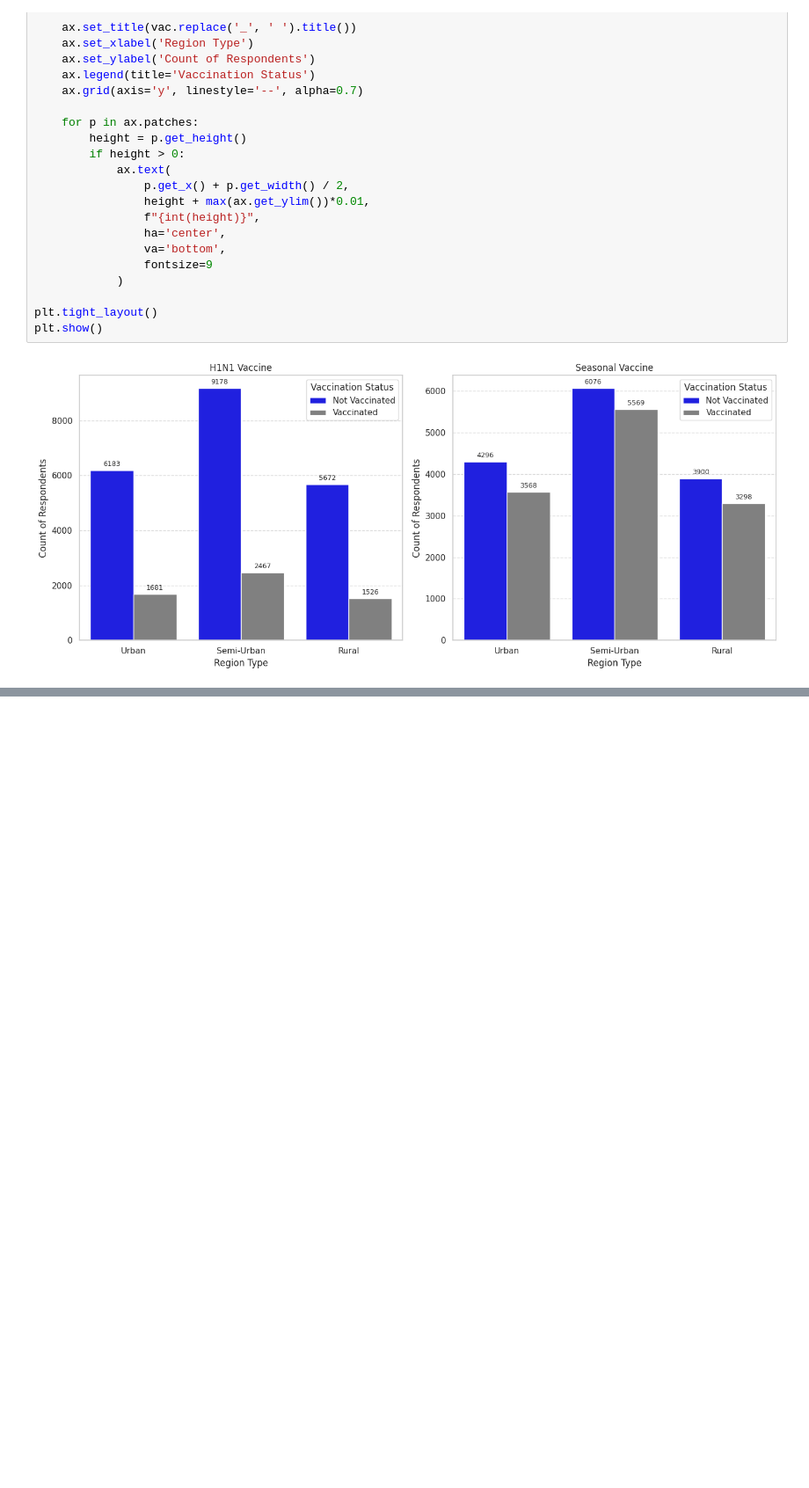
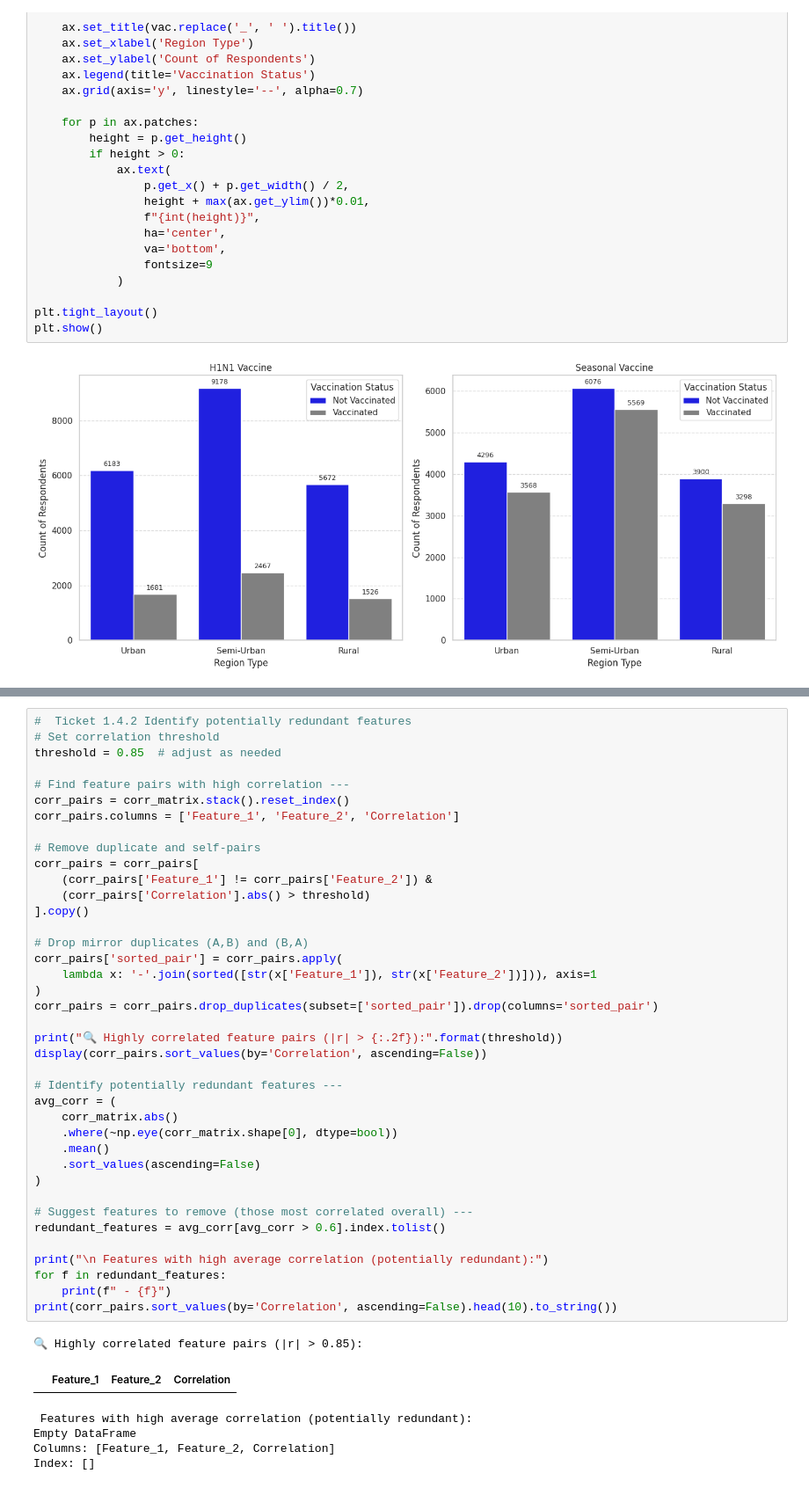
Before and after one commit to Mimikaymint/Team_Berlin, a Jupyter notebook: Team_Berlin_FLU_SHOT_.ipynb, the cells around one changed output, grey strips where cells are left out. Shown at 88% size. Drawn from its saved outputs; the diff is of its cells as text; blank space fills up the shorter version.

```diff
--- a/Team_Berlin_FLU_SHOT_.ipynb
+++ b/Team_Berlin_FLU_SHOT_.ipynb
@@ -1170,2 +1167,48 @@ Highly correlated pairs (|r| > 0.5):
 | opinion_seas_risk | opinion_h1n1_risk | 0.562976 |
 dtype: float64
+# %%
+#  Ticket 1.4.2 Identify potentially redundant features
+# Set correlation threshold
+threshold = 0.85  # adjust as needed
+
+# Find feature pairs with high correlation ---
+corr_pairs = corr_matrix.stack().reset_index()
+corr_pairs.columns = ['Feature_1', 'Feature_2', 'Correlation']
+
+# Remove duplicate and self-pairs
+corr_pairs = corr_pairs[
+    (corr_pairs['Feature_1'] != corr_pairs['Feature_2']) &
+    (corr_pairs['Correlation'].abs() > threshold)
+].copy()
+
+# Drop mirror duplicates (A,B) and (B,A)
+corr_pairs['sorted_pair'] = corr_pairs.apply(
+    lambda x: '-'.join(sorted([str(x['Feature_1']), str(x['Feature_2'])])), axis=1
+)
+corr_pairs = corr_pairs.drop_duplicates(subset=['sorted_pair']).drop(columns='sorted_pair')
+
+print("🔍 Highly correlated feature pairs (|r| > {:.2f}):".format(threshold))
+display(corr_pairs.sort_values(by='Correlation', ascending=False))
+
+# Identify potentially redundant features ---
+avg_corr = (
+    corr_matrix.abs()
+    .where(~np.eye(corr_matrix.shape[0], dtype=bool))
+    .mean()
+    .sort_values(ascending=False)
+)
+
+# Suggest features to remove (those most correlated overall) ---
+redundant_features = avg_corr[avg_corr > 0.6].index.tolist()
+
+print("\n Features with high average correlation (potentially redundant):")
+for f in redundant_features:
+    print(f" - {f}")
+print(corr_pairs.sort_values(by='Correlation', ascending=False).head(10).to_string())
+# %% [output]
+🔍 Highly correlated feature pairs (|r| > 0.85):
+|  | Feature_1 | Feature_2 | Correlation |
+ Features with high average correlation (potentially redundant):
+Empty DataFrame
+Columns: [Feature_1, Feature_2, Correlation]
+Index: []
```
Also changed, not shown: parts of 6 cells of this notebook.
